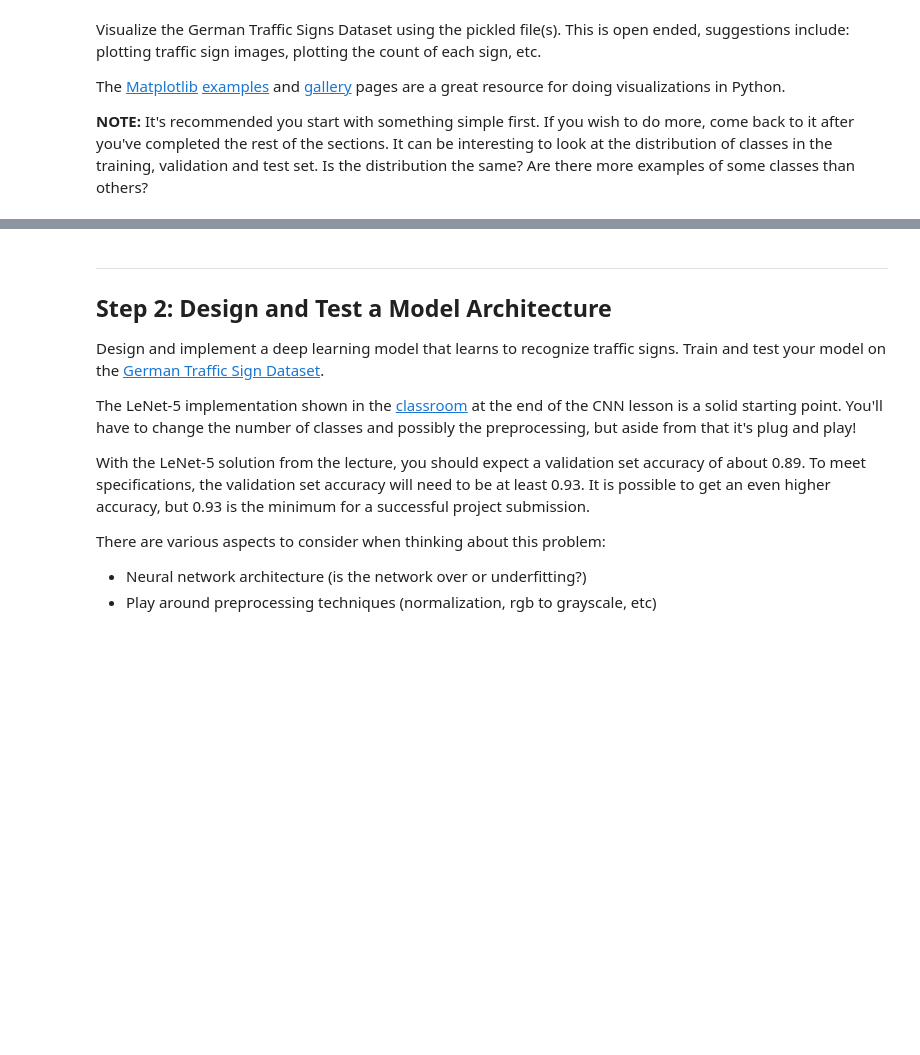
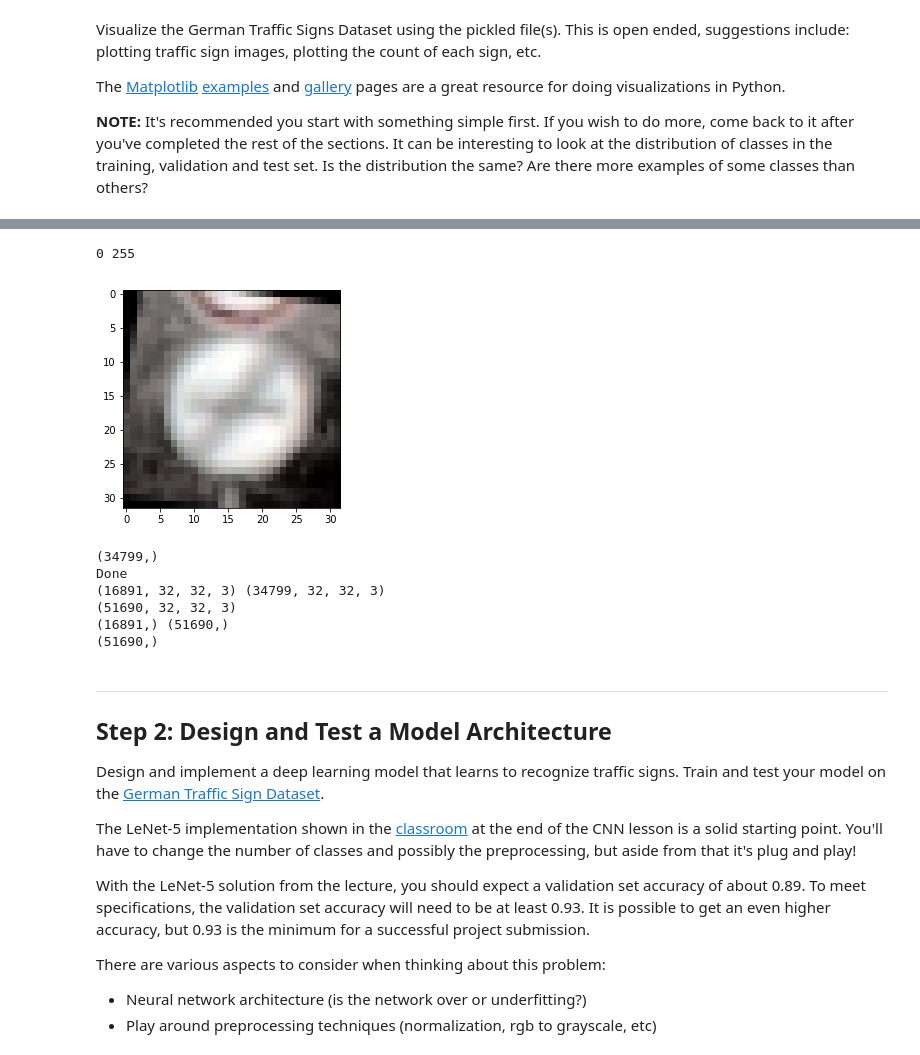
Before and after one commit to sreejasn7/car_traffic_signal_classifier, a Jupyter notebook: Traffic_Sign_Classifier.ipynb, the cells around one changed output, grey strips where cells are left out. Saved outputs shown, nothing was run; the diff lists cells and outputs as text; code cells hidden in the pictures; blank space fills up the shorter version.

```diff
--- a/Traffic_Sign_Classifier.ipynb
+++ b/Traffic_Sign_Classifier.ipynb
@@ -94,3 +171,73 @@ import matplotlib.pyplot as plt
+# %%
+import cv2
+import matplotlib.pyplot as plt
+%matplotlib inline
+def rotate_image(image):
+
+    angle = 20 * np.random.random() - 10
+    center = np.random.randint(12 , 20 +1,size=[1,2])
+    offset = np.random.randint(12,20+1,size=[1,2])
+
+    image = image.squeeze()
+    rotated_img = cv2.getRotationMatrix2D(tuple(center[0]) , angle,1)
+    tmp = cv2.warpAffine(image, rotated_img , None)
+
+    #translate = np.float32(([1,0,offset[0,0]], [1,0,offset[0,1]]))
+    #output_img = cv2.warpAffine(tmp , translate,None)
+    #from_i = int((rotated_img.shape[0]-32)/2)
+    #to_i = from_i + 32
+    #rotated_img = rotated_img[from_i:to_i,from_i:to_i,:]
+    #print(type(rotated_img) , rotated_img.shape)
+    return tmp
+
+a = rotate_image(X_train[10])
+plt.imshow(a)
+print (a.min() ,a.max())
+# %% [output]
+0 255
+[figure, added]
+# %%
+# SECTION _ MORE DATA
+from collections import Counter
+import copy
+count_y = dict(Counter(y_train))
+min_samples = 1000
+new_sample = copy.deepcopy(X_train)
+X_train_new = np.zeros( (16891,32,32,3) )
+print(y_train.shape)
+y_train_new = np.zeros((16891,))
+cnt = 0
+for i in range( 0, n_classes):
+    if( count_y[i] < min_samples):
+        samples_to_add = min_samples - count_y[i]
+
+        label_array = X_train[y_train == i]
+
+        for j in range(0,samples_to_add):
+            index = np.random.randint(0, count_y[i] - 1)
+            image = label_array[index].squeeze()
+            new_img = rotate_image(image)
+            X_train_new[cnt] = new_img
+            y_train_new[cnt] = i
+            cnt +=1
+
+
+print("Done")
+#X_train_new = np.array(X_train_new,dtype=np.uint8)
+print(X_train_new.shape ,  X_train.shape)
+X_train = np.concatenate((X_train_new , X_train))
+y_train = np.concatenate((y_train_new , y_train))
+print(X_train.shape )
+
+print(y_train_new.shape ,  y_train.shape)
+print(y_train.shape)
+# %% [output]
+(34799,)
+Done
+(16891, 32, 32, 3) (34799, 32, 32, 3)
+(51690, 32, 32, 3)
+(16891,) (51690,)
+(51690,)
 # %% [markdown]
 ----
 
```
Also changed, not shown: parts of 23 cells of this notebook, 19 other files.
